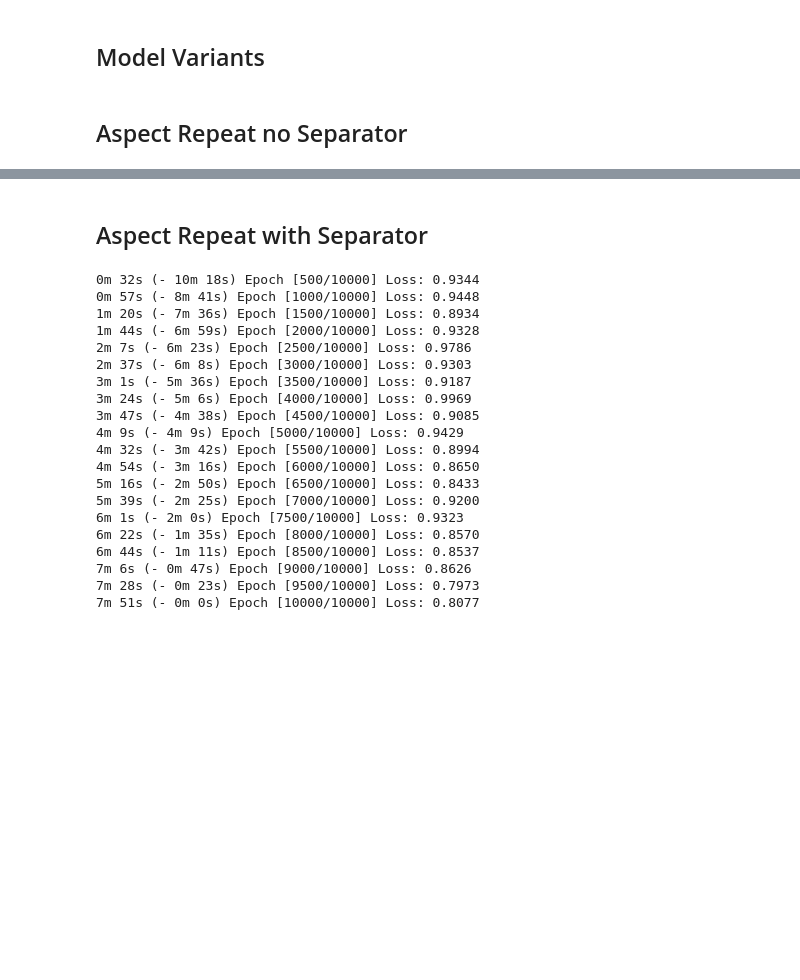
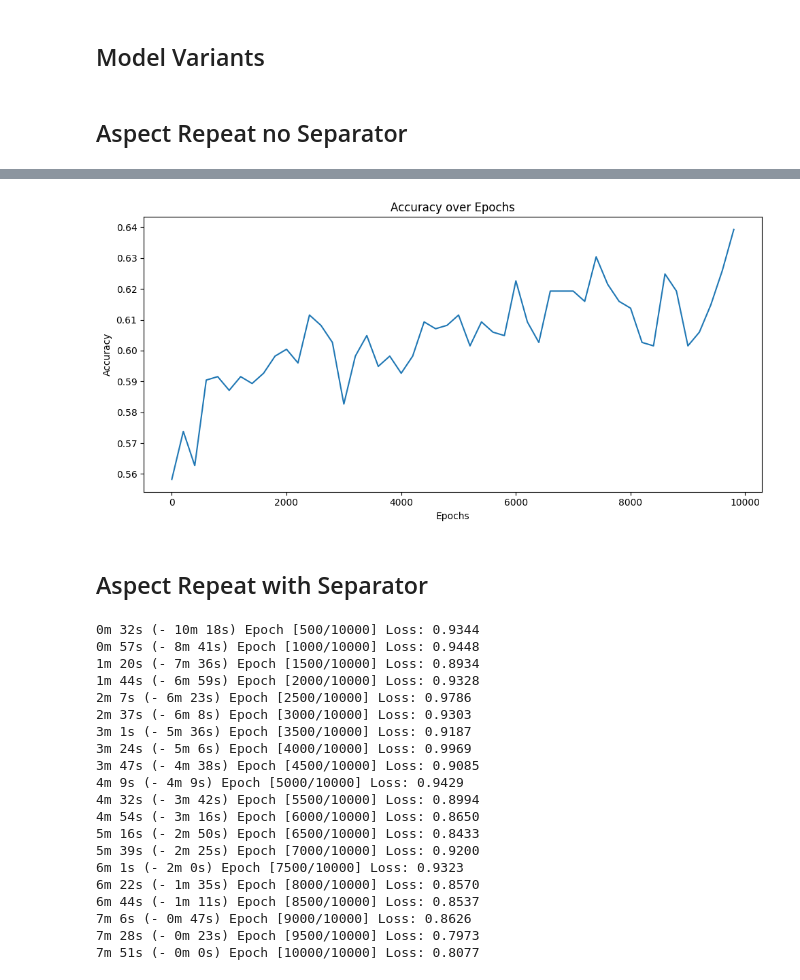
Before and after one commit to LisonLau/CITS4012-Project, a Jupyter notebook: one.ipynb, the cells around one changed output, grey strips where cells are left out. Cells and saved outputs as stored; diff of their text form; code cells hidden in the pictures; blank space fills up the shorter version.

```diff
--- a/one.ipynb
+++ b/one.ipynb
@@ -214,6 +225,7 @@ def preprocess_data(sentence_list):
 # Preprocess the data and get the tokenised sentence lists
 train_x_token = preprocess_data(training_x)
 test_x_token = preprocess_data(test_x)
+val_x_token = preprocess_data(val_x)
 # %% [markdown]
 ## Create Word Vocabulary
 # %%
@@ -223,7 +235,7 @@ MAX_LENGTH = len(longest_sentence)
 
 # Word vocabulary to index dictionary {word: index}
 word_to_idx = {'<PAD>': 0, '<SEP>': 1}
-review = train_x_token + test_x_token
+review = train_x_token + test_x_token + val_x_token
 aspect = [list(set(training_a))]
 polarity = [list(set(training_y))]
 
@@ -414,6 +484,7 @@ def train(embedding, attention_type, integration_type,
     criterion = nn.NLLLoss()
     plot_all_losses, plot_avg_losses, print_loss_total, plot_loss_total = [], [], 0, 0
     start = time.time()
+    plot_accuracy = []
 
     for epoch in range(1, num_epochs+1):
         random_idx = random.choice(range(len(train_data)))
@@ -457,8 +528,10 @@ def train(embedding, attention_type, integration_type,
             plot_avg_loss = plot_loss_total / plot_interval
             plot_avg_losses.append(plot_avg_loss)
             plot_loss_total = 0
+            accuracy = evaluate(model, val_x, val_a, val_y, integration_type)
+            plot_accuracy.append(accuracy)
 
-    return model, plot_all_losses, plot_avg_losses
+    return model, plot_all_losses, plot_avg_losses, plot_accuracy
 
 # Function to plot loss graphs over epochs
 def plot_graphs(num_epochs, interval, plot_all_losses, plot_avg_losses):
@@ -493,5 +566,5 @@ attention_type   = 'dot_product'
 integration_type = ASPECT_REP
 
 # Train the model
-model5, plot_all_losses5, plot_avg_losses5 = train(embedding, attention_type, integration_type)
+model5, plot_all_losses5, plot_avg_losses5, plot_accuracy5 = train(embedding, attention_type, integration_type)
 # %% [output]
@@ -518,3 +591,14 @@ model5, plot_all_losses5, plot_avg_losses5 = train(embedding, attention_type, in
+# %%
+# Plot accuracy graph
+plt.figure(figsize=(10, 5))
+plt.plot(range(1, num_epochs+1, plot_interval), plot_accuracy5)
+plt.title('Accuracy over Epochs')
+plt.xlabel('Epochs')
+plt.ylabel('Accuracy')
+plt.tight_layout()
+plt.show()
+# %% [output]
+[figure, added]
 # %% [markdown]
 ## Aspect Repeat with Separator
 # %%
```
Also changed, not shown: parts of 10 cells of this notebook.
